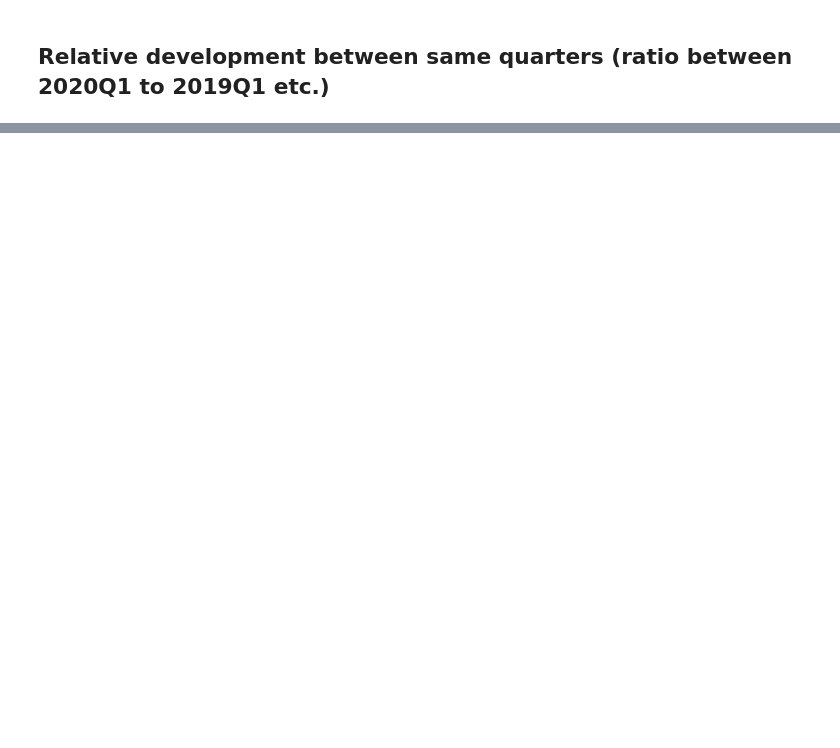
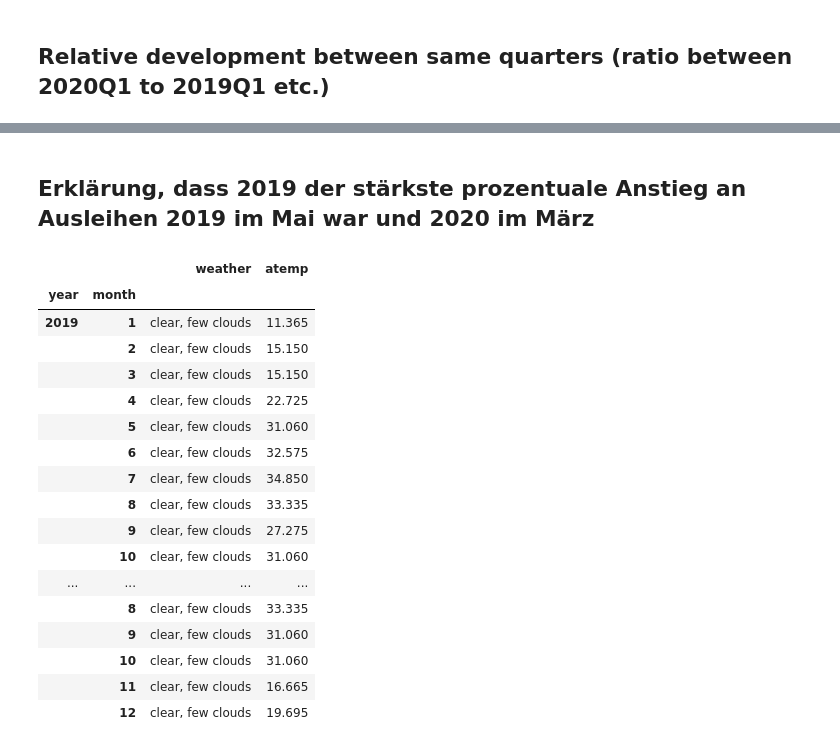
Before and after one commit to fpcqqw/escooter, a Jupyter notebook: Time_Series.ipynb, the cells around one changed output, grey strips where cells are left out. Saved outputs shown, nothing was run; the diff lists cells and outputs as text; code cells hidden in the pictures; blank space fills up the shorter version.

```diff
--- a/Time_Series.ipynb
+++ b/Time_Series.ipynb
@@ -284,0 +308,27 @@ fig_rat_q.update_layout(title="Quarterly change of rentals 2019-2020",yaxis_rang
+# %% [markdown]
+## Erklärung, dass 2019 der stärkste prozentuale Anstieg an Ausleihen 2019 im Mai war und 2020 im März
+# %%
+df_w = df.groupby(["year","month"])[["weather","atemp"]].agg(pd.Series.mode)
+df_w
+
+# Häufigste gefühlte Temperatur war im Mai 2019 deutlich stärker als in den vorherigen Monaten und sieht nach Sommeranfang aus.
+# 2020 gab es diesen Sommerbeginn bereits im März mit der gleichen häufigsten gefühlten Temperatur
+# %% [output]
+|  |  | weather | atemp |
+| year | month |  |  |
+| 2019 | 1 | clear, few clouds | 11.365 |
+|  | 2 | clear, few clouds | 15.150 |
+|  | 3 | clear, few clouds | 15.150 |
+|  | 4 | clear, few clouds | 22.725 |
+|  | 5 | clear, few clouds | 31.060 |
+|  | 6 | clear, few clouds | 32.575 |
+|  | 7 | clear, few clouds | 34.850 |
+|  | 8 | clear, few clouds | 33.335 |
+|  | 9 | clear, few clouds | 27.275 |
+|  | 10 | clear, few clouds | 31.060 |
+| ... | ... | ... | ... |
+|  | 8 | clear, few clouds | 33.335 |
+|  | 9 | clear, few clouds | 31.060 |
+|  | 10 | clear, few clouds | 31.060 |
+|  | 11 | clear, few clouds | 16.665 |
+|  | 12 | clear, few clouds | 19.695 |
```
Also changed, not shown: parts of 19 cells of this notebook.
